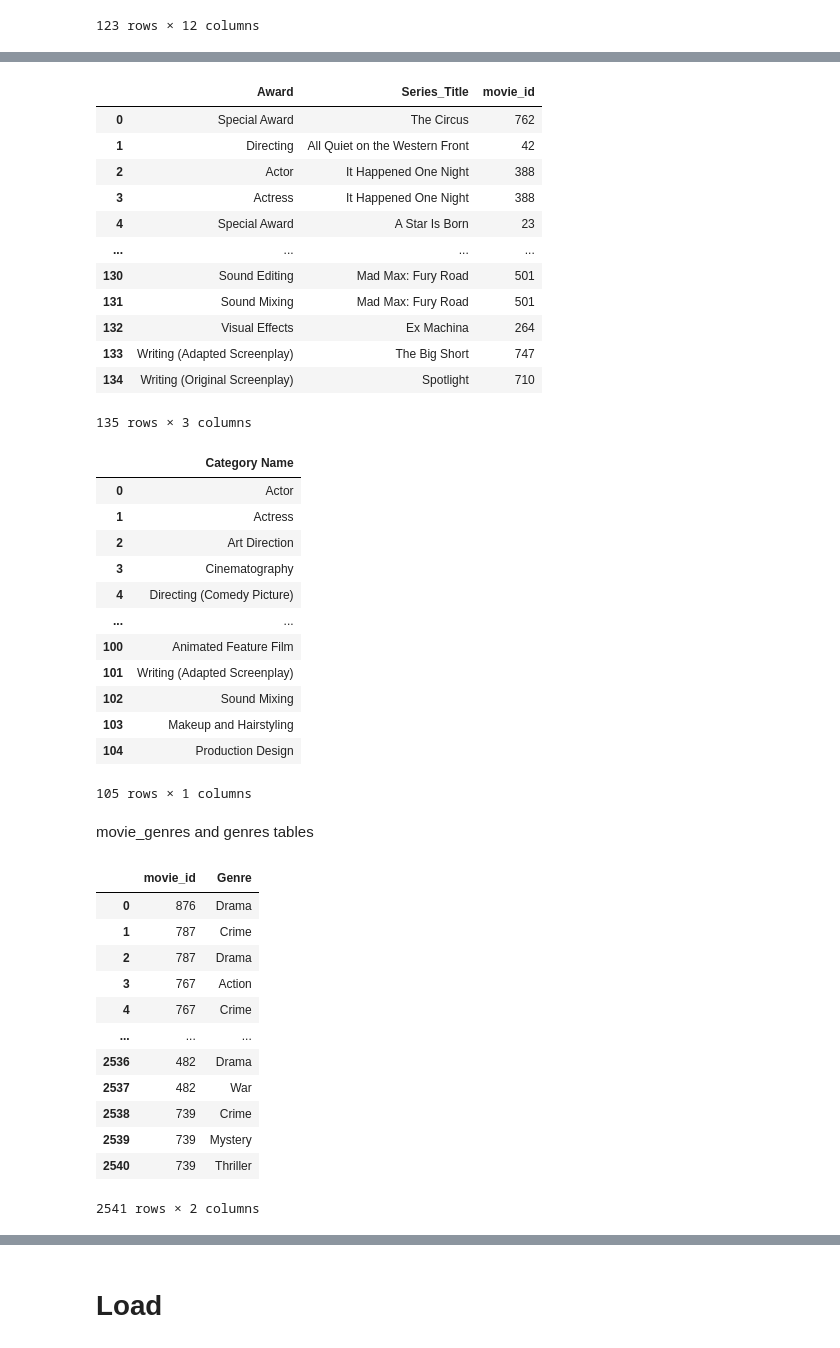
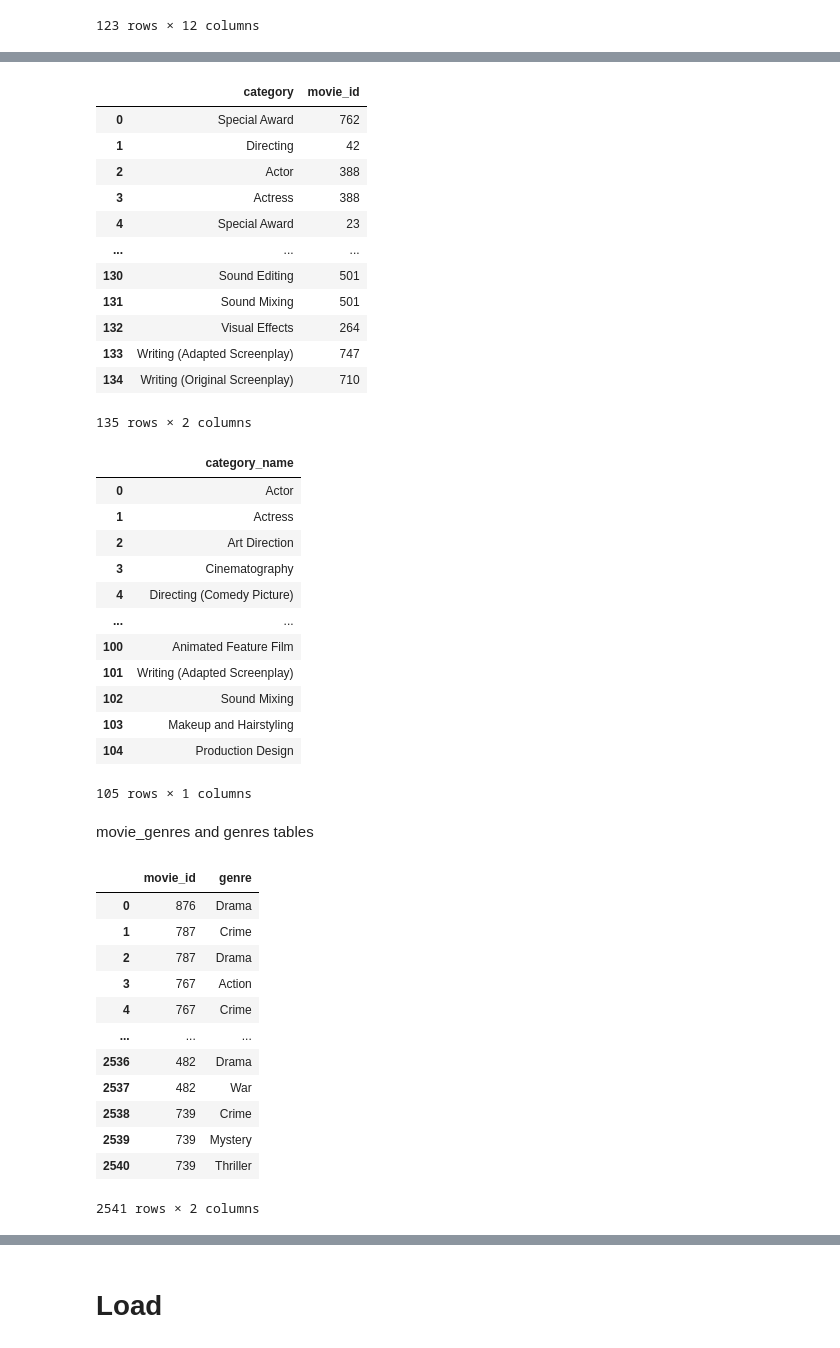
Before and after one commit to 0samvuong/Project-2-ETL-Group-6, a Jupyter notebook: movies.ipynb, the cells around one changed output, grey strips where cells are left out. Cells and saved outputs as stored; diff of their text form; code cells hidden in the pictures.

```diff
--- a/movies.ipynb
+++ b/movies.ipynb
@@ -310,37 +315,38 @@ oscar_on_name
 # %%
 #oscar_winners table
 #both dataframes above are merged for a complete list of academy awards given to films in iMBD top 1000
-
+#a movie cannot win in the same category more than once therefore the category and movie_id make a composite key
 oscar_winners=pd.merge(oscar_on_film,oscar_on_name,how='outer')
-oscar_winners=oscar_winners.drop(columns=["Winner","Released_Year","Runtime","Genre","IMDB_Rating","Meta_score","Director","Gross","director_id"])
+oscar_winners=oscar_winners.drop(columns=["Winner","Released_Year","Runtime","Genre","IMDB_Rating","Meta_score","Director","Gross","director_id","Series_Title"])
 #return movie id column back to int
 oscar_winners["movie_id"]=oscar_winners["movie_id"].astype(int)
+oscar_winners=oscar_winners.rename(columns={"Award":"category"})
 oscar_winners
 # %% [output]
-|  | Award | Series_Title | movie_id |
-| 0 | Special Award | The Circus | 762 |
-| 1 | Directing | All Quiet on the Western Front | 42 |
-| 2 | Actor | It Happened One Night | 388 |
-| 3 | Actress | It Happened One Night | 388 |
-| 4 | Special Award | A Star Is Born | 23 |
-| ... | ... | ... | ... |
-| 130 | Sound Editing | Mad Max: Fury Road | 501 |
-| 131 | Sound Mixing | Mad Max: Fury Road | 501 |
-| 132 | Visual Effects | Ex Machina | 264 |
-| 133 | Writing (Adapted Screenplay) | The Big Short | 747 |
-| 134 | Writing (Original Screenplay) | Spotlight | 710 |
+|  | category | movie_id |
+| 0 | Special Award | 762 |
+| 1 | Directing | 42 |
+| 2 | Actor | 388 |
+| 3 | Actress | 388 |
+| 4 | Special Award | 23 |
+| ... | ... | ... |
+| 130 | Sound Editing | 501 |
+| 131 | Sound Mixing | 501 |
+| 132 | Visual Effects | 264 |
+| 133 | Writing (Adapted Screenplay) | 747 |
+| 134 | Writing (Original Screenplay) | 710 |
-135 rows × 3 columns
+135 rows × 2 columns
 # %%
 # oscar_categories table
 # all unique award categories from the academy award dataframe
 
-oscar_categories_df = pd.DataFrame(academy_award_df2['Award'].unique())
+oscar_categories = pd.DataFrame(academy_award_df2['Award'].unique())
 
-oscar_categories_df=oscar_categories_df.rename(columns={0:"Category Name"})
+oscar_categories=oscar_categories.rename(columns={0:"category_name"})
 
-oscar_categories_df
+oscar_categories
 # %% [output]
-|  | Category Name |
+|  | category_name |
 | 0 | Actor |
 | 1 | Actress |
 | 2 | Art Direction |
@@ -364,9 +370,10 @@ len_list = list(map(len, movie_genres['Genre']))
 movie_genres = pd.DataFrame({'movie_id': np.repeat(movie_genres['movie_id'], len_list), 'Genre': np.concatenate(movie_genres['Genre'].values)})
 movie_genres=movie_genres.reset_index(drop=True)
 #it is impossible for a single movie to have duplicates of genre therefore movie_id and genre columns are a composite key
+movie_genres=movie_genres.rename(columns={"Genre":"genre"})
 movie_genres
 # %% [output]
-|  | movie_id | Genre |
+|  | movie_id | genre |
 | 0 | 876 | Drama |
 | 1 | 787 | Crime |
 | 2 | 787 | Drama |
```
Also changed, not shown: parts of 5 cells of this notebook, 2 other files.
